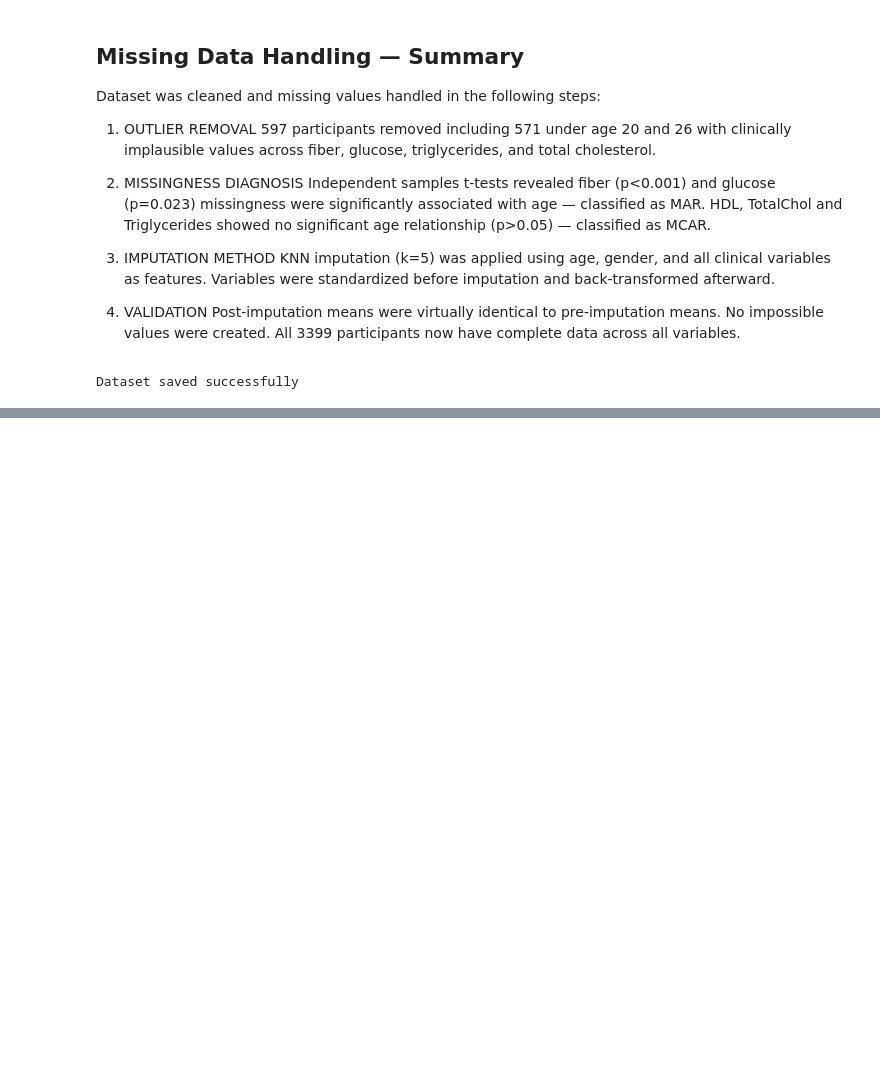
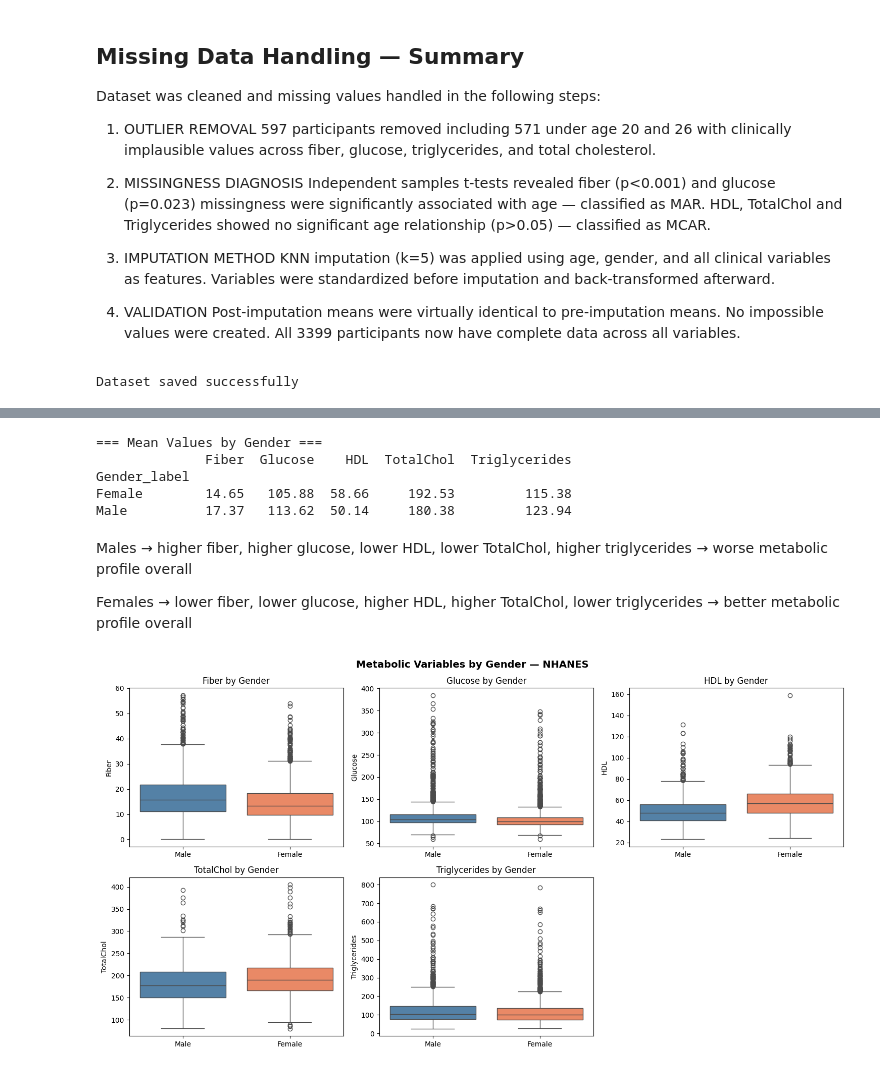
Before and after one commit to ushagartoula19-ops/Fibre-intake-and-blood-chemistry, a Jupyter notebook: NHANES_DATA_ANALYSIS.ipynb, the cells around one changed output, grey strips where cells are left out. Drawn from its saved outputs; the diff is of its cells as text; code cells hidden in the pictures; blank space fills up the shorter version.

```diff
--- a/NHANES_DATA_ANALYSIS.ipynb
+++ b/NHANES_DATA_ANALYSIS.ipynb
@@ -814,0 +1007,59 @@ Dataset saved successfully
+# %%
+# ── DESCRIPTIVE STATISTICS STRATIFIED BY GENDER ───────────────────────────────
+# We compare means of each clinical variable between males and females
+# This tells us if there are meaningful gender differences
+# in our key variables before we do regression
+
+variables = ['Fiber', 'Glucose', 'HDL', 'TotalChol', 'Triglycerides']
+
+gender_stats = master_df_final.groupby('Gender_label')[variables].mean().round(2)
+
+print("=== Mean Values by Gender ===")
+print(gender_stats)
+# %% [output]
+=== Mean Values by Gender ===
+              Fiber  Glucose    HDL  TotalChol  Triglycerides
+Gender_label
+Female        14.65   105.88  58.66     192.53         115.38
+Male          17.37   113.62  50.14     180.38         123.94
+# %% [markdown]
+Males   → higher fiber, higher glucose,
+          lower HDL, lower TotalChol, higher triglycerides
+          → worse metabolic profile overall
+
+Females → lower fiber, lower glucose,
+          higher HDL, higher TotalChol, lower triglycerides
+          → better metabolic profile overall
+# %%
+# ── VISUALIZE GENDER DIFFERENCES ─────────────────────────────────────────────
+# Boxplots show the full distribution of each variable by gender
+# not just the mean — so we can see spread and outliers too
+
+fig, axes = plt.subplots(2, 3, figsize=(15, 8))
+
+variables = ['Fiber', 'Glucose', 'HDL', 'TotalChol', 'Triglycerides']
+
+for ax, var in zip(axes.flatten(), variables):
+    sns.boxplot(
+        data=master_df_final,
+        x='Gender_label',
+        y=var,
+        hue='Gender_label',  # fix for the deprecation warning
+        palette=['steelblue', 'coral'],
+        legend=False,         # hide redundant legend
+        ax=ax
+    )
+    ax.set_title(f'{var} by Gender')
+    ax.set_xlabel('')
+    ax.set_ylabel(var)
+
+# Turn off the last empty subplot
+axes[1, 2].set_visible(False)
+
+plt.suptitle('Metabolic Variables by Gender — NHANES',
+             fontsize=14, fontweight='bold')
+plt.tight_layout()
+plt.savefig('gender_comparison.png', dpi=150)
+plt.show()
+# %% [output]
+[figure, added]
```
Also changed, not shown: parts of 16 cells of this notebook, 4 other files.
